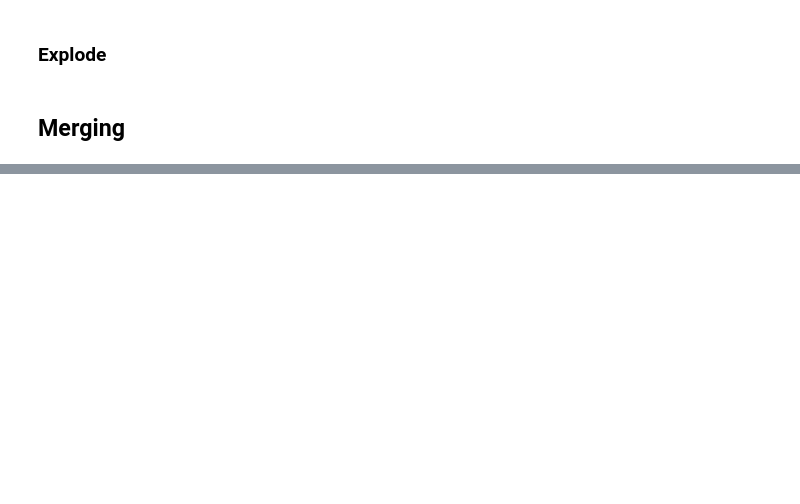
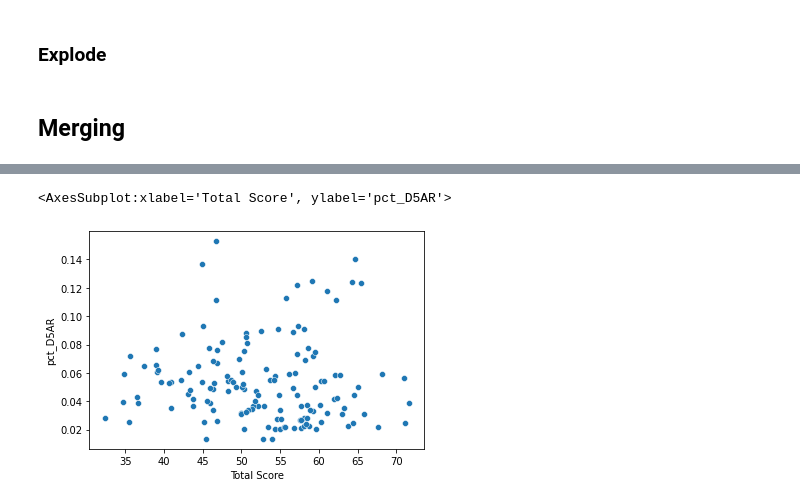
Before and after one commit to haleyej/330_final_project, a Jupyter notebook: process_data.ipynb, the cells around one changed output, grey strips where cells are left out. Saved outputs shown, nothing was run; the diff lists cells and outputs as text; code cells hidden in the pictures; blank space fills up the shorter version.

```diff
--- a/process_data.ipynb
+++ b/process_data.ipynb
@@ -95,0 +102,7 @@ ValueError: cannot handle a non-unique multi-index!
+# %%
+# vaguely linear trend
+# cluster not sufficent
+sns.scatterplot(y = 'pct_D5AR', x = 'Total Score', data = df)
+# %% [output]
+<AxesSubplot:xlabel='Total Score', ylabel='pct_D5AR'>
+[figure, added]
```
Also changed, not shown: parts of 32 cells of this notebook.
